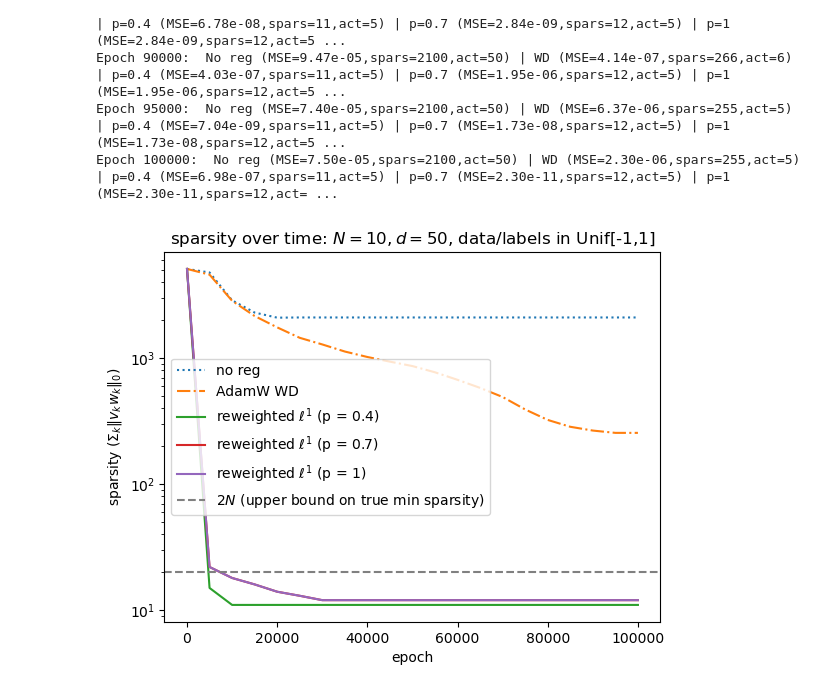
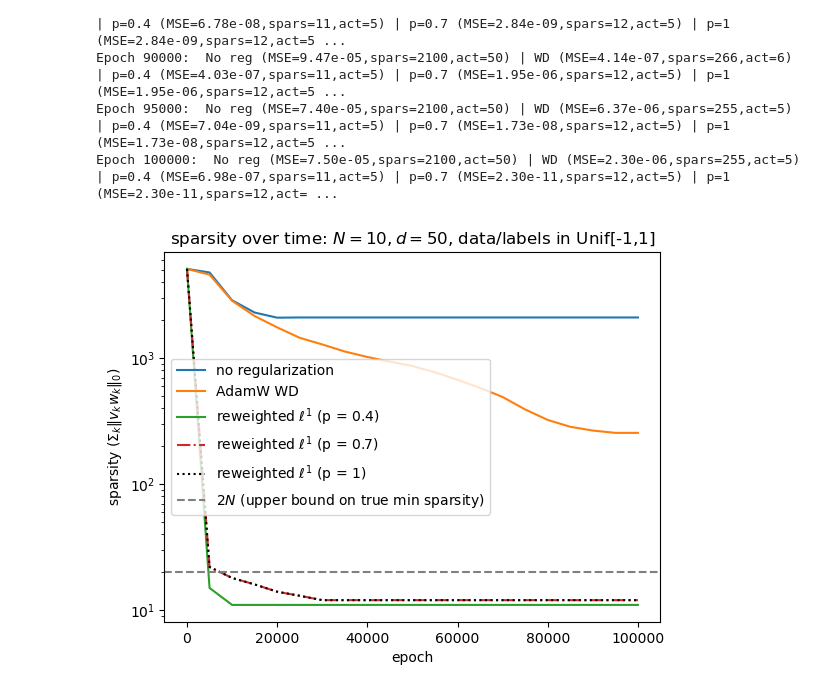
Before and after one commit to julianakhleh/sparse_nns_lp, a Jupyter notebook: high_d.ipynb, the cells around one changed output. Drawn from its saved outputs; the diff is of its cells as text; code cells hidden in the pictures.

```diff
--- a/high_d.ipynb
+++ b/high_d.ipynb
@@ -217,23 +217,21 @@ Epoch 100000:  No reg (MSE=7.50e-05,spars=2100,act=50) | WD (MSE=2.30e-06,spars=
 # %%
 # Plot sparsity over time
 plt.figure()
-labels = ['no reg', 'AdamW WD',
-          'reweighted $\ell^1$ (p = {})'.format(p1),
-          'reweighted $\ell^1$ (p = {})'.format(p2),
-          'reweighted $\ell^1$ (p = {})'.format(p3)]
-label_idx = 0
-for name, style in [('none',':'), ('wd','-.'), ('p1','-'), ('p2', '-'), ('p3', '-')]:
-    plt.plot(epochs, metrics[name]['spars'], style, label=labels[label_idx])
-    label_idx = label_idx + 1
+plt.plot(epochs, metrics['none']['spars'], '-', label='no regularization')
+plt.plot(epochs, metrics['wd']['spars'], '-', label='AdamW WD')
+plt.plot(epochs, metrics['p1']['spars'], '-', label='reweighted $\ell^1$ (p = {})'.format(p1))
+plt.plot(epochs, metrics['p2']['spars'], '-.', label='reweighted $\ell^1$ (p = {})'.format(p2))
+plt.plot(epochs, metrics['p3']['spars'], ':', color='black', label='reweighted $\ell^1$ (p = {})'.format(p3))
+
 plt.xlabel('epoch')
 plt.ylabel('sparsity ($\Sigma_k \| v_k w_k \|_0$)')
 plt.yscale('log')
 plt.axhline(y=2*N, color='gray', linestyle='--', label='$2N$ (upper bound on true min sparsity)')
 plt.title('sparsity over time: $N = {}, d = {}$, data/labels in Unif[-1,1]'.format(N,D))
 plt.legend()
 fig_path = fig_dir + 'sparsity_over_time_high_d.png'
 if save_figs:
     plt.savefig(fig_path, dpi=300)
 plt.show()
 # %% [output]
-[figure, old version]
+[figure, new version]
```
Also changed, not shown: 10 other files.
